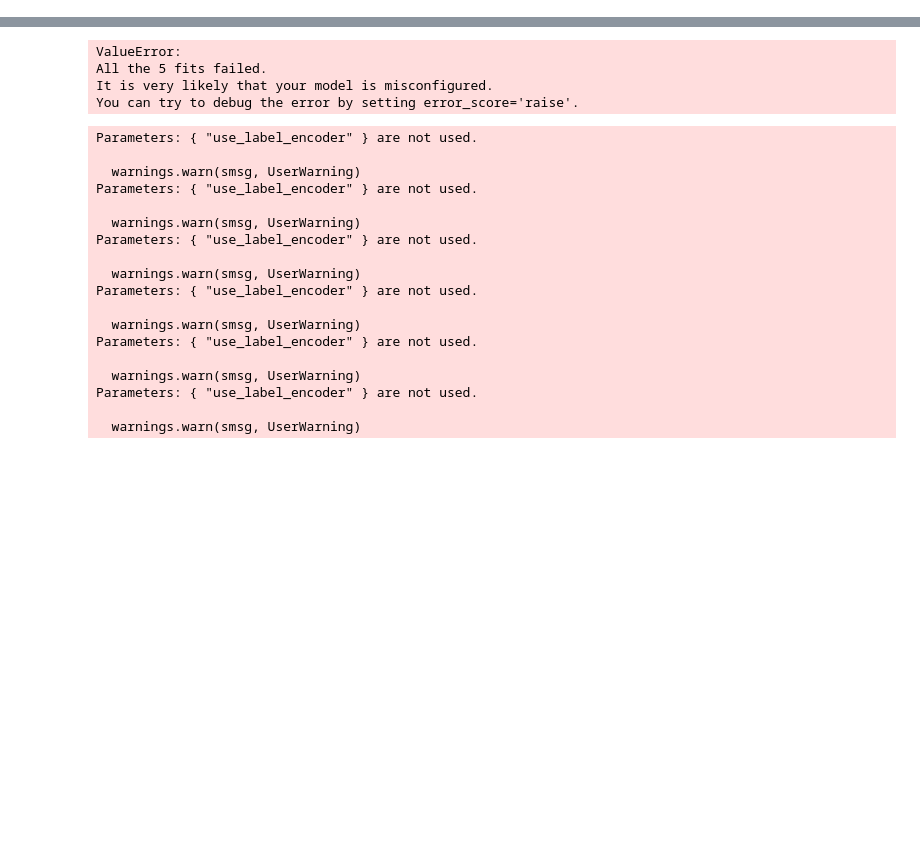
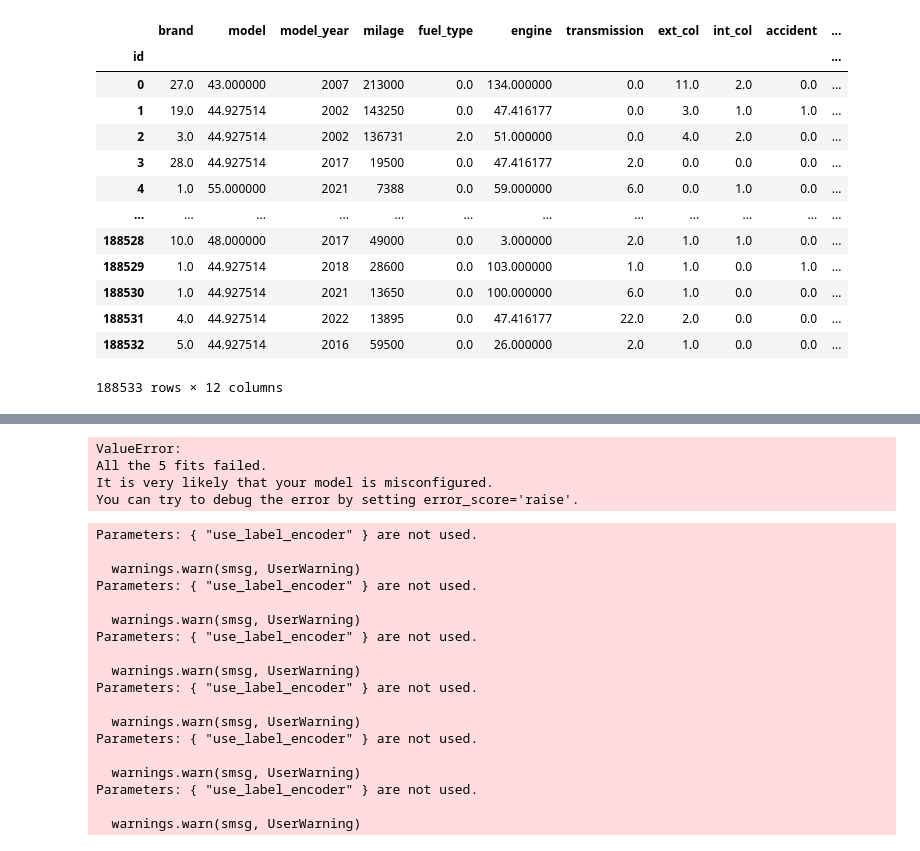
Before and after one commit to yuwei-1/Kaggle-tools, a Jupyter notebook: poisonous_mushroom_classification.ipynb, the cells around one changed output, grey strips where cells are left out. Saved outputs shown, nothing was run; the diff lists cells and outputs as text; code cells hidden in the pictures; blank space fills up the shorter version.

```diff
--- a/poisonous_mushroom_classification.ipynb
+++ b/poisonous_mushroom_classification.ipynb
@@ -88,0 +55,7 @@ y_test) = data_manager.dataset_partition()
+# %%
+settings = DataSciencePipelineSettings(train_csv_path,
+                                        test_csv_path,
+                                        target_col_name)
+encoded_df, encoded_test_df, new_settings = CategoricalDenoiserPreprocessor(settings,
+                                                                            return_categorical=True,
+                                                                            verbose=True).process()
@@ -88,0 +82,17 @@ y_test) = data_manager.dataset_partition()
+# %%
+encoded_df
+# %% [output]
+|  | brand | model | model_year | milage | fuel_type | engine | transmission | ext_col | int_col | accident | ... |
+| id |  |  |  |  |  |  |  |  |  |  | ... |
+| 0 | 27.0 | 43.000000 | 2007 | 213000 | 0.0 | 134.000000 | 0.0 | 11.0 | 2.0 | 0.0 | ... |
+| 1 | 19.0 | 44.927514 | 2002 | 143250 | 0.0 | 47.416177 | 0.0 | 3.0 | 1.0 | 1.0 | ... |
+| 2 | 3.0 | 44.927514 | 2002 | 136731 | 2.0 | 51.000000 | 0.0 | 4.0 | 2.0 | 0.0 | ... |
+| 3 | 28.0 | 44.927514 | 2017 | 19500 | 0.0 | 47.416177 | 2.0 | 0.0 | 0.0 | 0.0 | ... |
+| 4 | 1.0 | 55.000000 | 2021 | 7388 | 0.0 | 59.000000 | 6.0 | 0.0 | 1.0 | 0.0 | ... |
+| ... | ... | ... | ... | ... | ... | ... | ... | ... | ... | ... | ... |
+| 188528 | 10.0 | 48.000000 | 2017 | 49000 | 0.0 | 3.000000 | 2.0 | 1.0 | 1.0 | 0.0 | ... |
+| 188529 | 1.0 | 44.927514 | 2018 | 28600 | 0.0 | 103.000000 | 1.0 | 1.0 | 0.0 | 1.0 | ... |
+| 188530 | 1.0 | 44.927514 | 2021 | 13650 | 0.0 | 100.000000 | 6.0 | 1.0 | 0.0 | 0.0 | ... |
+| 188531 | 4.0 | 44.927514 | 2022 | 13895 | 0.0 | 47.416177 | 22.0 | 2.0 | 0.0 | 0.0 | ... |
+| 188532 | 5.0 | 44.927514 | 2016 | 59500 | 0.0 | 26.000000 | 2.0 | 1.0 | 0.0 | 0.0 | ... |
+188533 rows × 12 columns
```
Also changed, not shown: parts of 128 cells of this notebook, 33 other files.
